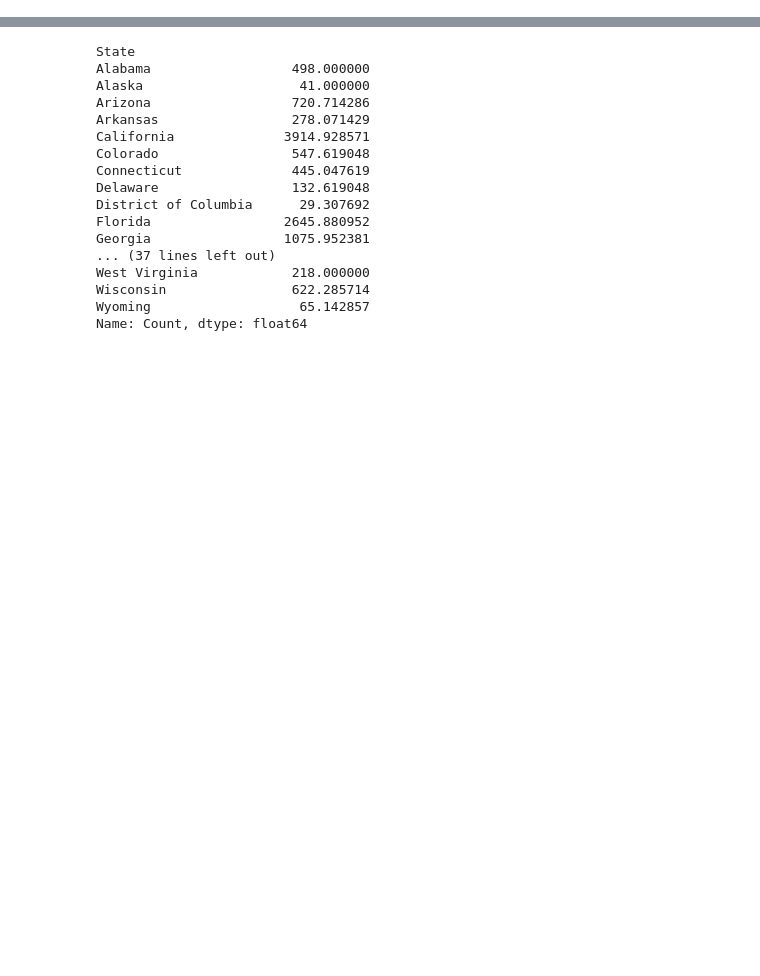
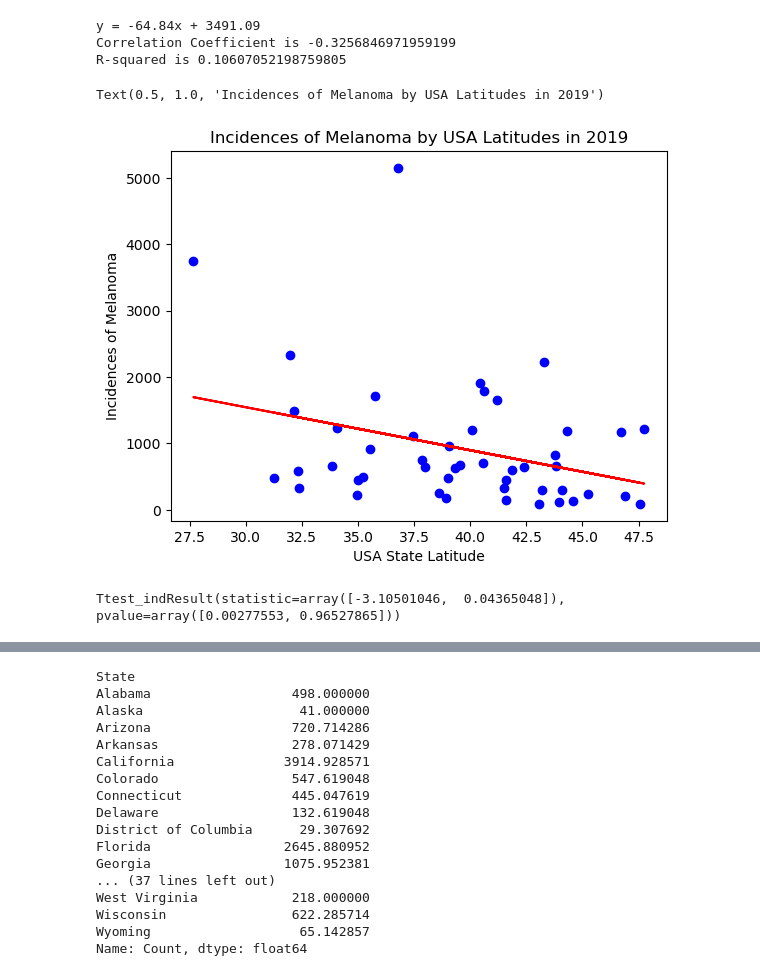
Before and after one commit to ishasaldhi/Project-1, a Jupyter notebook: Melanoma Regional.ipynb, the cells around one changed output, grey strips where cells are left out. Cells and saved outputs as stored; diff of their text form; code cells hidden in the pictures; blank space fills up the shorter version.

```diff
--- a/Melanoma Regional.ipynb
+++ b/Melanoma Regional.ipynb
@@ -109,0 +175,27 @@ Text(0.5, 1.0, 'Incidences of Melanoma by USA Latitudes')
+# %%
+#Create a scatter plot of the Latidude versus the incidence of Melanoma
+x1, y1 = averages2019["usa_state_latitude"], averages2019["Count"]
+(slope, intercept, rvalue, pvalue, stderr) = st.linregress(x1, y1)
+regress = x1 * slope + intercept
+line = "y = " + str(round(slope,2)) + "x + " + str(round(intercept,2))
+print(line)
+r = np.corrcoef(x1, y1)
+rSquared = r*r
+print("Correlation Coefficient is " + str(r[0][1]))
+print("R-squared is " + str(rSquared[0][1]))
+
+fig2, ax2 = plt.subplots()
+markersize = 5
+
+plt.scatter(x1, y1, color = "blue")
+plt.plot(x1,regress,"r-")
+
+plt.ylabel("Incidences of Melanoma")
+plt.xlabel("USA State Latitude")
+plt.title('Incidences of Melanoma by USA Latitudes in 2019')
+# %% [output]
+y = -64.84x + 3491.09
+Correlation Coefficient is -0.3256846971959199
+R-squared is 0.10607052198759805
+Text(0.5, 1.0, 'Incidences of Melanoma by USA Latitudes in 2019')
+[figure, added]
@@ -109,0 +205,11 @@ Text(0.5, 1.0, 'Incidences of Melanoma by USA Latitudes')
+# %%
+#TRYING T-TEST --- INDEPENDENT
+st.ttest_ind(clean1999, clean2019, equal_var=False)
+#Null hypothesis: The means for the two populations are equal. Alternative hypothesis: The means for the two populations are not equal.
+#A statistically significant test result (P ≤ 0.05) means that the test hypothesis is false or should be rejected.
+#If your p-value is less than or equal to 0.05 (the significance level), you would conclude that your result is statistically significant. This means the evidence is strong enough to reject the null hypothesis in favor of the alternative hypothesis.
+
+#SINCE THE P-VALUE FOR THE INCIDENCES OF MELANOMA IS <= 0.05 WE CAN REJECT THAT 1999 AND 2019 HAVE THE SAME
+#NUMBER OF INCIDENCES OF MELANOMA
+# %% [output]
+Ttest_indResult(statistic=array([-3.10501046,  0.04365048]), pvalue=array([0.00277553, 0.96527865]))
```
Also changed, not shown: parts of 20 cells of this notebook, 1 other file.
